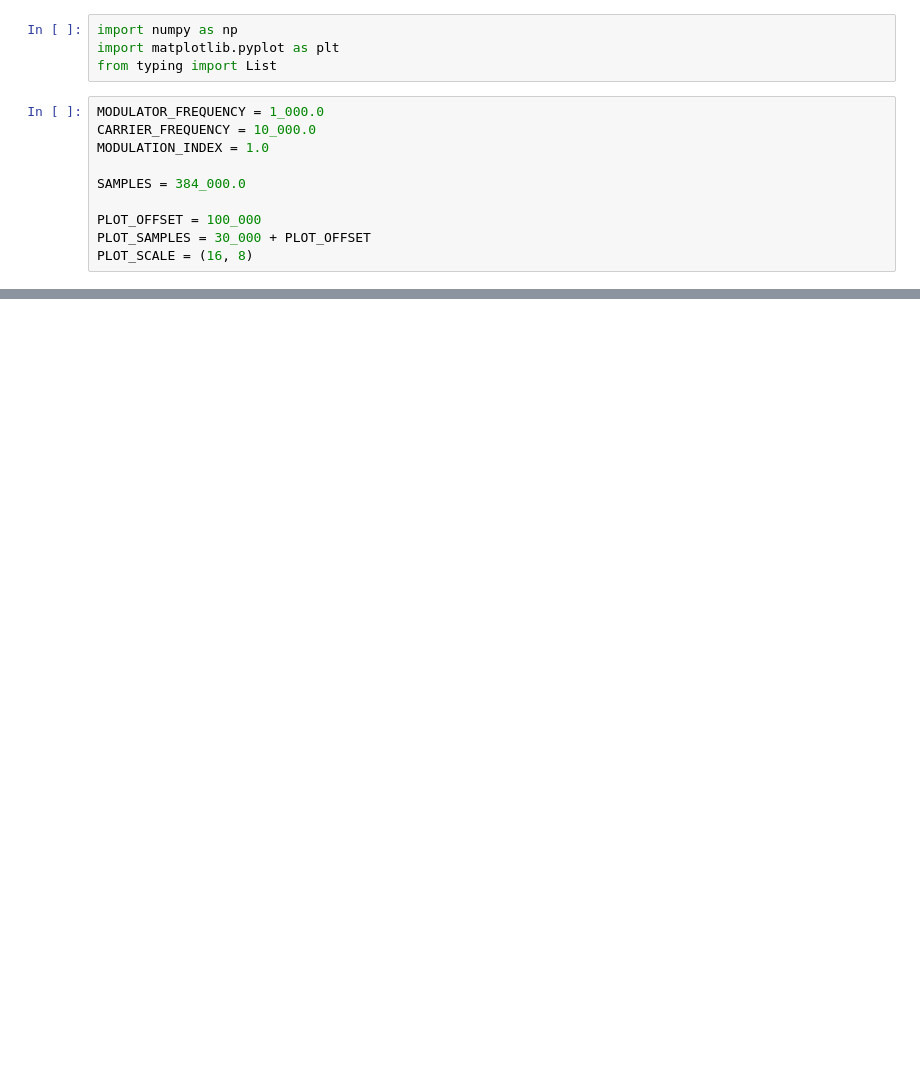
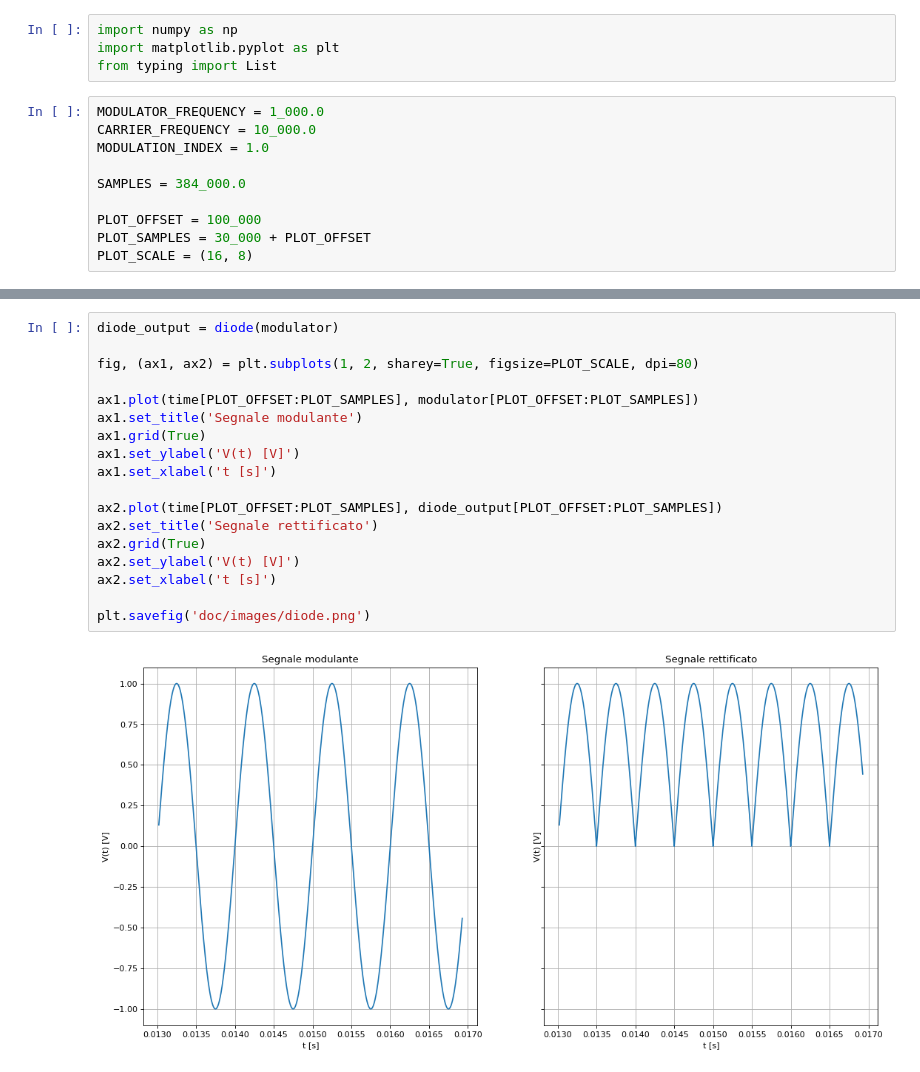
Before and after one commit to asdrubalini/fm-demodulator-dsp, a Jupyter notebook: fm_demodulator.ipynb, the cells around one changed output, grey strips where cells are left out. Saved outputs shown, nothing was run; the diff lists cells and outputs as text; blank space fills up the shorter version.

```diff
--- a/fm_demodulator.ipynb
+++ b/fm_demodulator.ipynb
@@ -45,6 +75,26 @@ plt.xlabel('t (s)')
 plt.savefig('doc/images/modulante.png')
 # %% [output]
 [figure]
+# %%
+diode_output = diode(modulator)
+
+fig, (ax1, ax2) = plt.subplots(1, 2, sharey=True, figsize=PLOT_SCALE, dpi=80)
+
+ax1.plot(time[PLOT_OFFSET:PLOT_SAMPLES], modulator[PLOT_OFFSET:PLOT_SAMPLES])
+ax1.set_title('Segnale modulante')
+ax1.grid(True)
+ax1.set_ylabel('V(t) [V]')
+ax1.set_xlabel('t [s]')
+
+ax2.plot(time[PLOT_OFFSET:PLOT_SAMPLES], diode_output[PLOT_OFFSET:PLOT_SAMPLES])
+ax2.set_title('Segnale rettificato')
+ax2.grid(True)
+ax2.set_ylabel('V(t) [V]')
+ax2.set_xlabel('t [s]')
+
+plt.savefig('doc/images/diode.png')
+# %% [output]
+[figure, added]
 # %%
 # Carrier signal
 carrier = np.sin(2.0 * np.pi * CARRIER_FREQUENCY * time)
```
Also changed, not shown: parts of 11 cells of this notebook, 17 other files.
